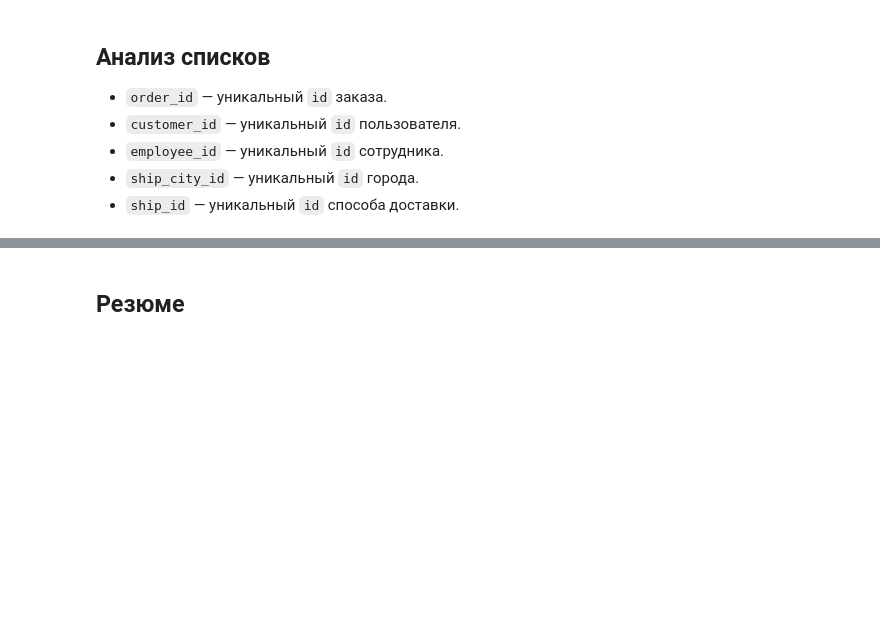
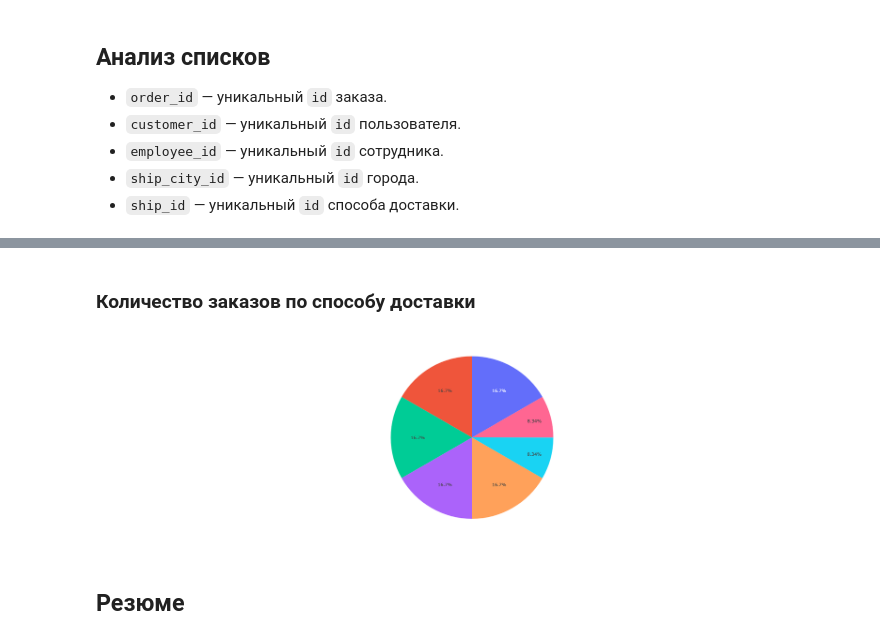
Before and after one commit to k0rsakov/pet_project_partitioning_data, a Jupyter notebook: main.ipynb, the cells around one changed output, grey strips where cells are left out. Drawn from its saved outputs; the diff is of its cells as text; code cells hidden in the pictures; blank space fills up the shorter version.

```diff
--- a/main.ipynb
+++ b/main.ipynb
@@ -303,3 +301,24 @@ fig.show()
+# %% [markdown]
+### Количество заказов по способу доставки
+# %%
+df = duckdb.query(
+    """
+    SELECT
+        ship_name,
+        COUNT(*) AS cnt_orders
+    FROM
+        orders
+        JOIN ship_types USING (ship_id)
+    GROUP BY 1
+    ORDER BY 1 DESC
+    """
+).df()
+
+fig = px.pie(data_frame=df, values='cnt_orders', names='ship_name', height=600)
+fig.update_layout(showlegend=False)
+fig.show()
+# %% [output]
+[figure, added]
 # %% [markdown]
 ## Резюме
 # %% [markdown]
```
Also changed, not shown: parts of 3 cells of this notebook.
